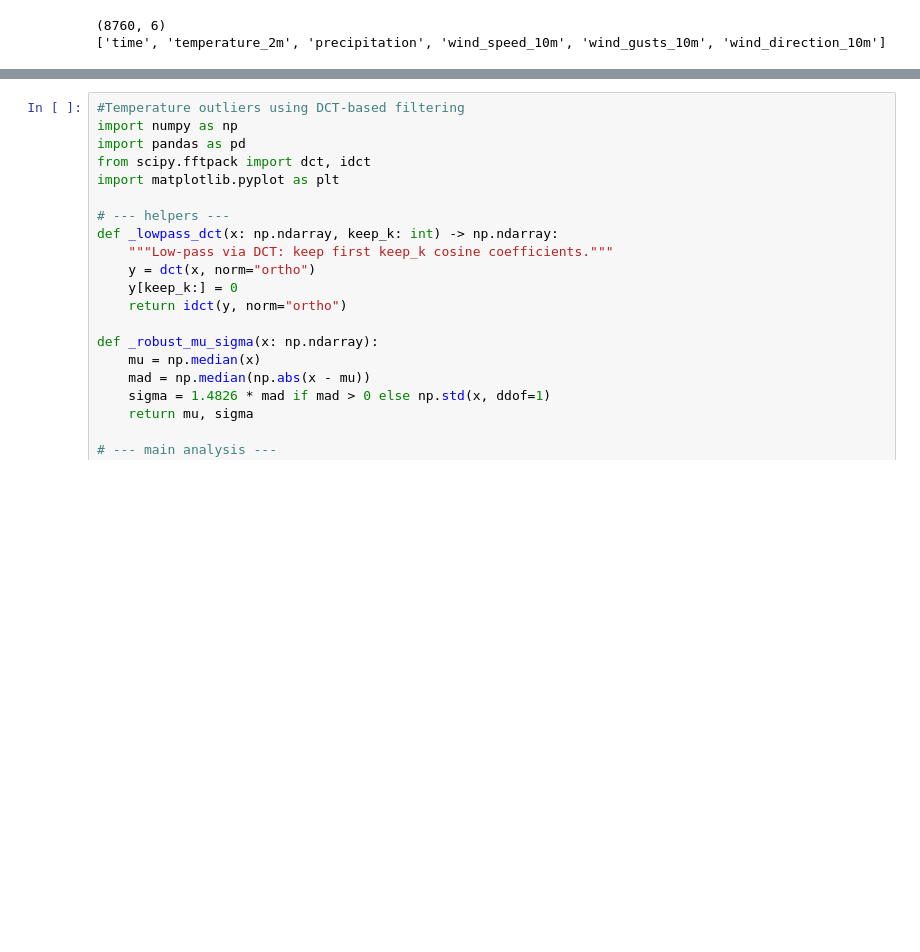
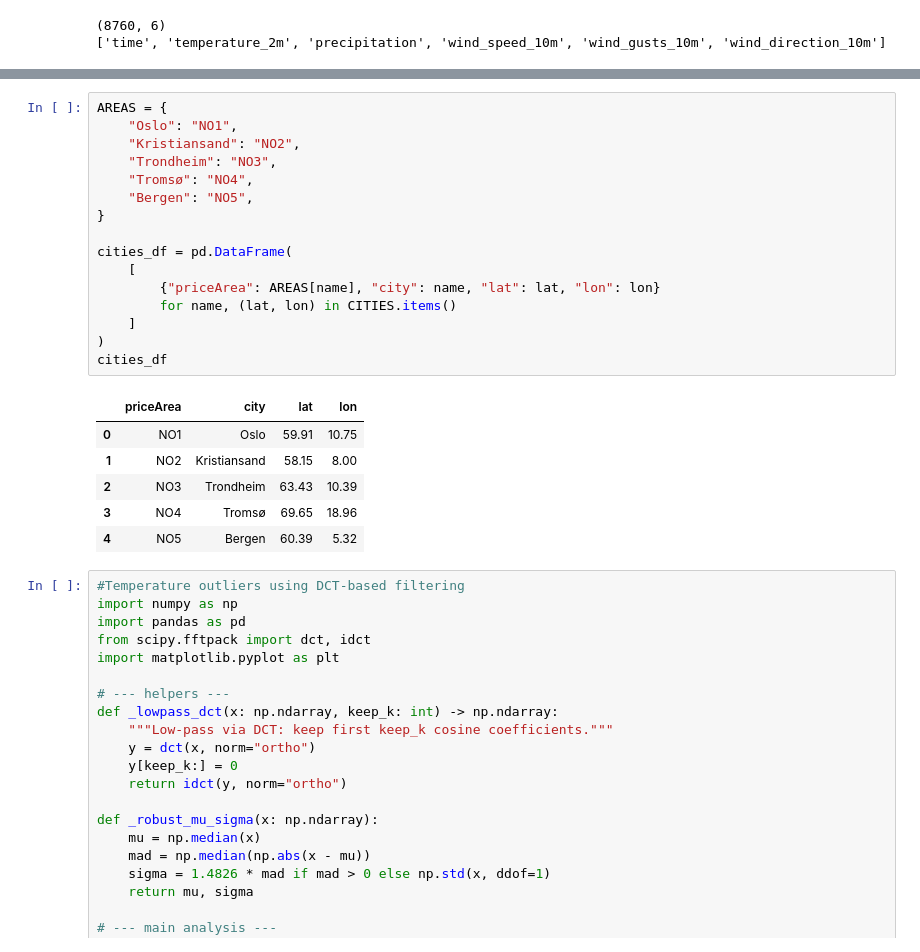
Before and after one commit to Anura-dot/my_streamlit_project, a Jupyter notebook: notebooks/A3_app.ipynb, the cells around one changed output, grey strips where cells are left out. Cells and saved outputs as stored; diff of their text form; blank space fills up the shorter version.

Commit message:
Add price area / city coordinates DataFrame

```diff
--- a/notebooks/A3_app.ipynb
+++ b/notebooks/A3_app.ipynb
@@ -65,3 +65,26 @@ print(df.columns.tolist())
+# %%
+AREAS = {
+    "Oslo": "NO1",
+    "Kristiansand": "NO2",
+    "Trondheim": "NO3",
+    "Tromsø": "NO4",
+    "Bergen": "NO5",
+}
+
+cities_df = pd.DataFrame(
+    [
+        {"priceArea": AREAS[name], "city": name, "lat": lat, "lon": lon}
+        for name, (lat, lon) in CITIES.items()
+    ]
+)
+cities_df
+# %% [output]
+|  | priceArea | city | lat | lon |
+| 0 | NO1 | Oslo | 59.91 | 10.75 |
+| 1 | NO2 | Kristiansand | 58.15 | 8.00 |
+| 2 | NO3 | Trondheim | 63.43 | 10.39 |
+| 3 | NO4 | Tromsø | 69.65 | 18.96 |
+| 4 | NO5 | Bergen | 60.39 | 5.32 |
 # %%
 #Temperature outliers using DCT-based filtering
 import numpy as np
```
Also changed, not shown: parts of 7 cells of this notebook, 2 other files.
